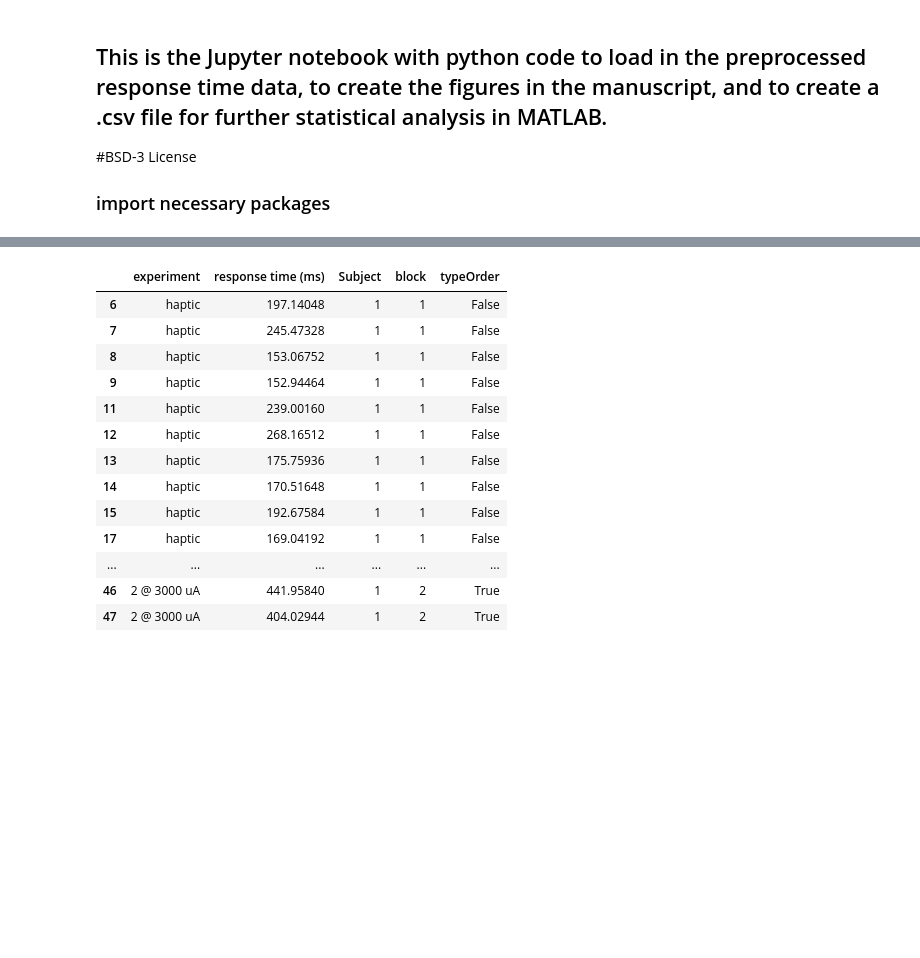
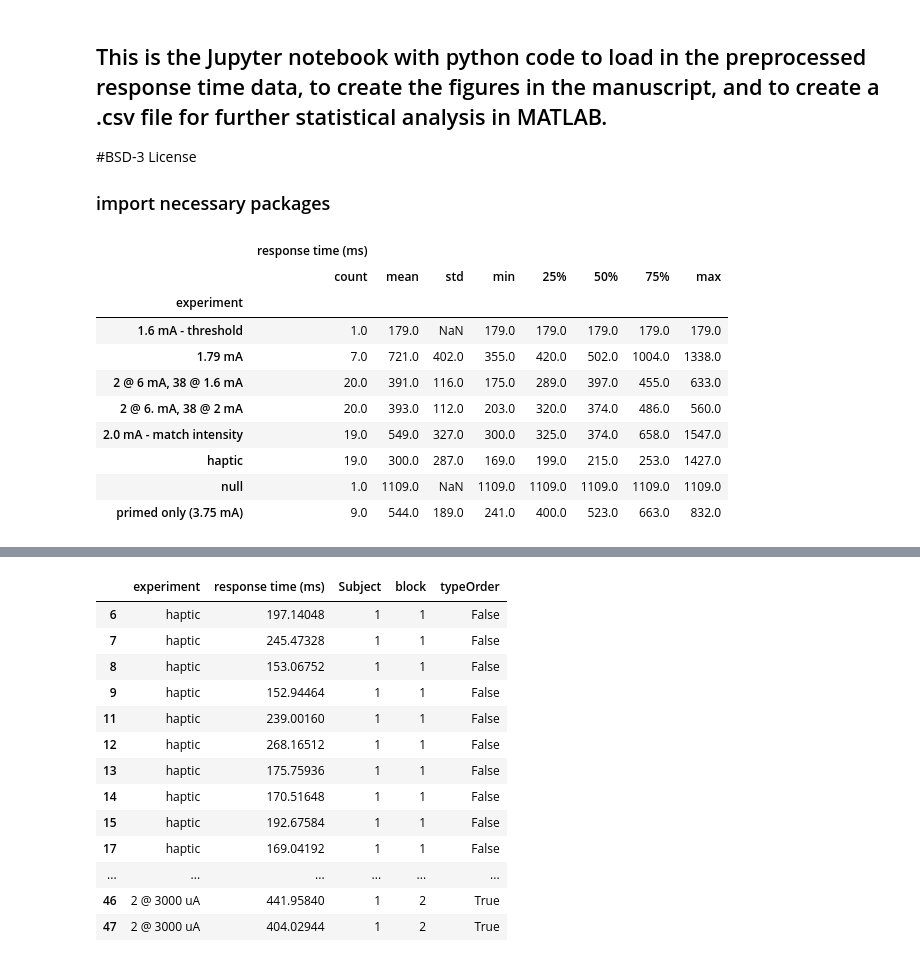
Before and after one commit to davidjuliancaldwell/StimulationResponseTimingPython, a Jupyter notebook: 822e26_priming.ipynb, the cells around one changed output, grey strips where cells are left out. Saved outputs shown, nothing was run; the diff lists cells and outputs as text; code cells hidden in the pictures; blank space fills up the shorter version.

```diff
--- a/822e26_priming.ipynb
+++ b/822e26_priming.ipynb
@@ -70,6 +70,20 @@ dataMelt2['Subject'] = '1'
 dataMelt2['block'] = '2'
 dataMelt1.rename(columns = {'variable':'experiment','value':'response time (ms)'}, inplace = True)
 dataMelt2.rename(columns = {'variable':'experiment','value':'response time (ms)'}, inplace = True)
+# %%
+dataMelt2.groupby(['experiment']).describe().round()
+# %% [output]
+|  | response time (ms) |  |  |  |  |  |  |  |
+|  | count | mean | std | min | 25% | 50% | 75% | max |
+| experiment |  |  |  |  |  |  |  |  |
+| 1.6 mA - threshold | 1.0 | 179.0 | NaN | 179.0 | 179.0 | 179.0 | 179.0 | 179.0 |
+| 1.79 mA | 7.0 | 721.0 | 402.0 | 355.0 | 420.0 | 502.0 | 1004.0 | 1338.0 |
+| 2 @ 6 mA, 38 @ 1.6 mA | 20.0 | 391.0 | 116.0 | 175.0 | 289.0 | 397.0 | 455.0 | 633.0 |
+| 2 @ 6. mA, 38 @ 2 mA | 20.0 | 393.0 | 112.0 | 203.0 | 320.0 | 374.0 | 486.0 | 560.0 |
+| 2.0 mA - match intensity | 19.0 | 549.0 | 327.0 | 300.0 | 325.0 | 374.0 | 658.0 | 1547.0 |
+| haptic | 19.0 | 300.0 | 287.0 | 169.0 | 199.0 | 215.0 | 253.0 | 1427.0 |
+| null | 1.0 | 1109.0 | NaN | 1109.0 | 1109.0 | 1109.0 | 1109.0 | 1109.0 |
+| primed only (3.75 mA) | 9.0 | 544.0 | 189.0 | 241.0 | 400.0 | 523.0 | 663.0 | 832.0 |
 # %%
 ### concatenate
 
```
Also changed, not shown: parts of 8 cells of this notebook, 4 other files.
